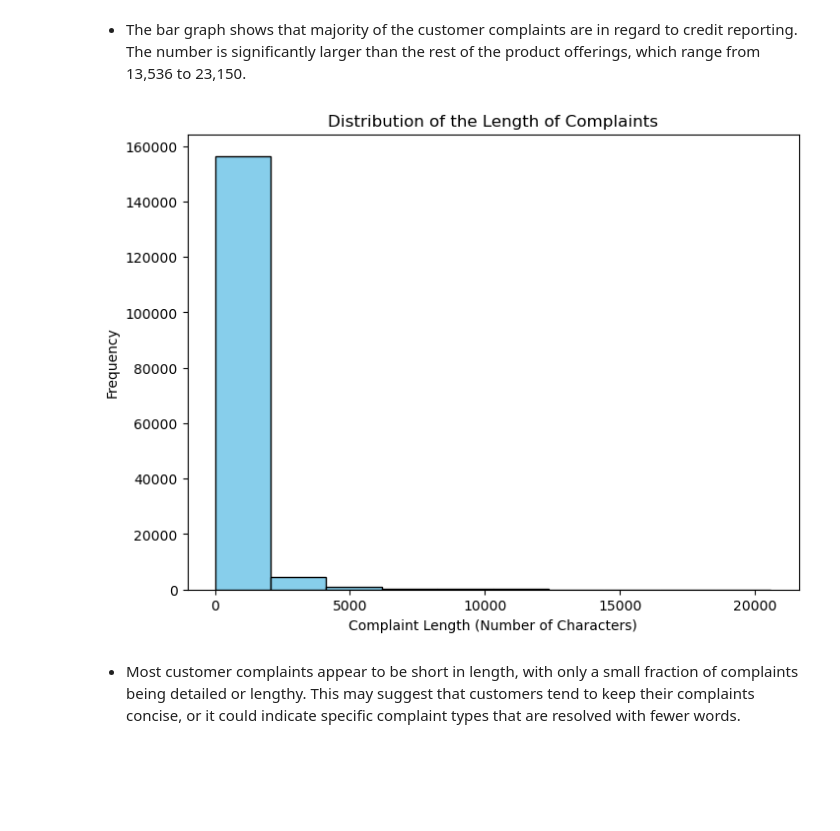
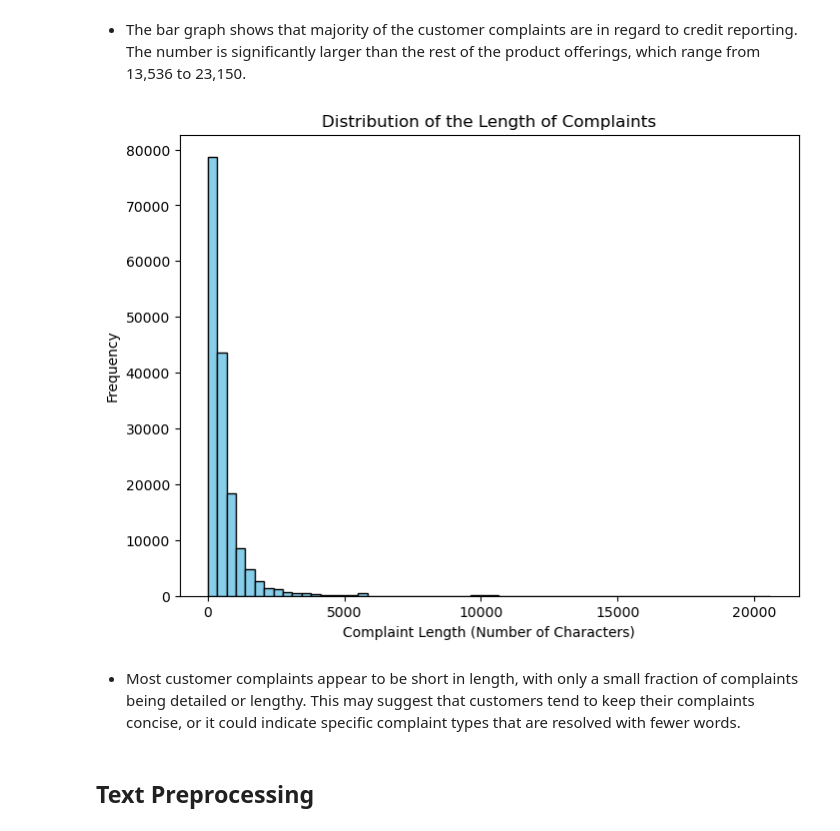
Before and after one commit to johnkul/nlp_consumer_complaints_classification, a Jupyter notebook: notebooks/julian.ipynb, the cells around one changed output. Drawn from its saved outputs; the diff is of its cells as text; code cells hidden in the pictures; blank space fills up the shorter version.

```diff
--- a/notebooks/julian.ipynb
+++ b/notebooks/julian.ipynb
@@ -95,15 +95,17 @@ plt.show()
 # %%
 # Checking the distribution of the length of complaints
 complaint_length = data['narrative'].str.len()
 
 # Plot the distribution of tweet lengths
 plt.figure(figsize=(8, 6))
-plt.hist(complaint_length, color='skyblue', edgecolor='black')
+plt.hist(complaint_length, bins = 60, color='skyblue', edgecolor='black')
 plt.title('Distribution of the Length of Complaints')
 plt.xlabel('Complaint Length (Number of Characters)')
 plt.ylabel('Frequency')
 plt.show()
 # %% [output]
-[figure, old version]
+[figure, new version]
 # %% [markdown]
 - Most customer complaints appear to be short in length, with only a small fraction of complaints being detailed or lengthy. This may suggest that customers tend to keep their complaints concise, or it could indicate specific complaint types that are resolved with fewer words.
+# %% [markdown]
+## Text Preprocessing
```
Also changed, not shown: parts of 1 cell of this notebook.
